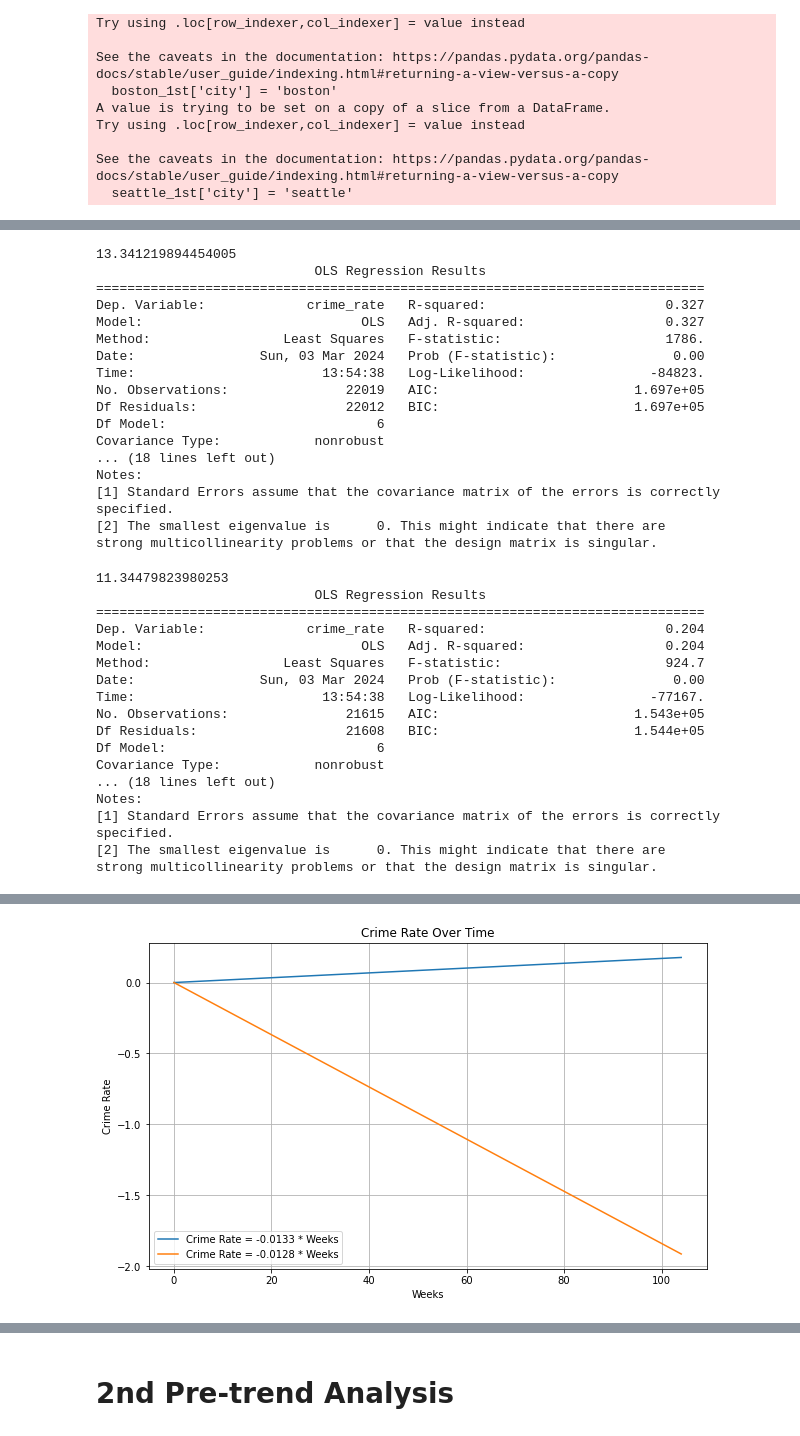
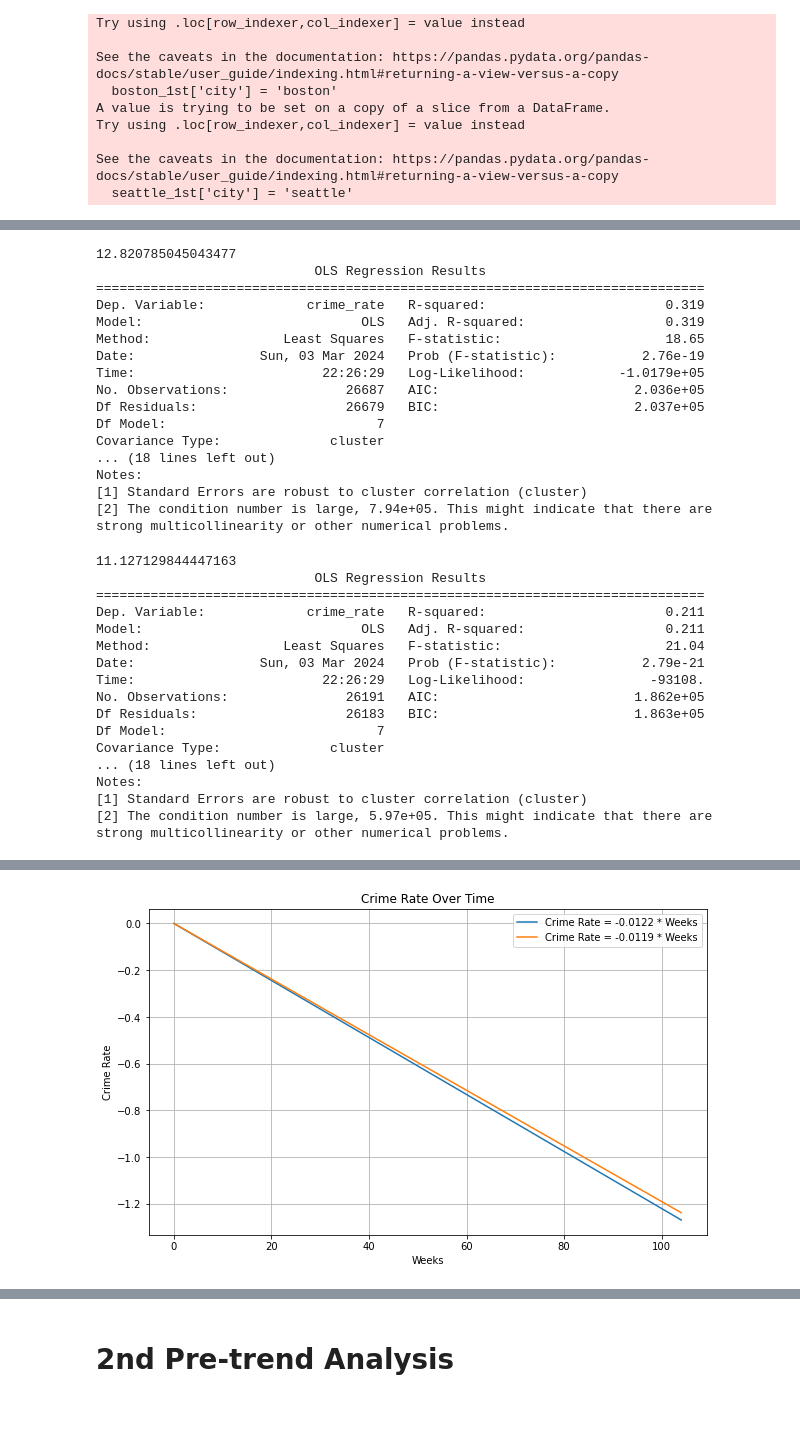
Before and after one commit to bail-reform/NYC, a Jupyter notebook: parallel_trend_analysis.ipynb, the cells around one changed output, grey strips where cells are left out. Cells and saved outputs as stored; diff of their text form; code cells hidden in the pictures.

```diff
--- a/parallel_trend_analysis.ipynb
+++ b/parallel_trend_analysis.ipynb
@@ -133,51 +139,51 @@ nycboston_1st.head()
 | 3 | 2018-02-11 | 10001 | 104.0 | 27004.0 | 38.512813 | 67.8 | 4.5 | 13.3 | ... |
 | 4 | 2018-02-18 | 10001 | 106.0 | 27004.0 | 39.253444 | 67.8 | 4.5 | 13.3 | ... |
 # %%
-nycboston_model = smf.ols('crime_rate ~ C(city) + week_no:C(city) + week_no + p_rate + un_rate + in_median + case_count', data=nycboston_1st).fit()
+nycboston_model = smf.ols('crime_rate ~ C(city) + week_no:C(city) + week_no + p_rate + un_rate + in_median + case_count', data=nycboston_1st).fit(cov_type='cluster', cov_kwds={'groups': nycboston_1st['ZCTA5CE10']})
 nycboston_1st['y_hat_nycboston'] = nycboston_model.predict(nycboston_1st)
 print(nycboston_1st['y_hat_nycboston'].mean())
 print(nycboston_model.summary())
 # %% [output]
-13.341219894454005
+12.820785045043477
                             OLS Regression Results
 ==============================================================================
-Dep. Variable:             crime_rate   R-squared:                       0.327
-Model:                            OLS   Adj. R-squared:                  0.327
-Method:                 Least Squares   F-statistic:                     1786.
-Date:                Sun, 03 Mar 2024   Prob (F-statistic):               0.00
-Time:                        13:54:38   Log-Likelihood:                -84823.
-No. Observations:               22019   AIC:                         1.697e+05
-Df Residuals:                   22012   BIC:                         1.697e+05
-Df Model:                           6
-Covariance Type:            nonrobust
+Dep. Variable:             crime_rate   R-squared:                       0.319
+Model:                            OLS   Adj. R-squared:                  0.319
+Method:                 Least Squares   F-statistic:                     18.65
+Date:                Sun, 03 Mar 2024   Prob (F-statistic):           2.76e-19
+Time:                        22:26:29   Log-Likelihood:            -1.0179e+05
+No. Observations:               26687   AIC:                         2.036e+05
+Df Residuals:                   26679   BIC:                         2.037e+05
+Df Model:                           7
+Covariance Type:              cluster
 ... (18 lines left out)
 Notes:
-[1] Standard Errors assume that the covariance matrix of the errors is correctly specified.
-[2] The smallest eigenvalue is      0. This might indicate that there are
-strong multicollinearity problems or that the design matrix is singular.
+[1] Standard Errors are robust to cluster correlation (cluster)
+[2] The condition number is large, 7.94e+05. This might indicate that there are
+strong multicollinearity or other numerical problems.
 # %%
-nycseattle_model = smf.ols('crime_rate ~ C(city) + week_no:C(city) + week_no + p_rate + un_rate + in_median + case_count', data=nycseattle_1st).fit()
+nycseattle_model = smf.ols('crime_rate ~ C(city) + week_no:C(city) + week_no + p_rate + un_rate + in_median + case_count', data=nycseattle_1st).fit(cov_type='cluster', cov_kwds={'groups': nycseattle_1st['ZCTA5CE10']})
 nycseattle_1st['y_hat_nycseattle'] = nycseattle_model.predict(nycseattle_1st)
 print(nycseattle_1st['y_hat_nycseattle'].mean())
 print(nycseattle_model.summary())
 # %% [output]
-11.34479823980253
+11.127129844447163
                             OLS Regression Results
 ==============================================================================
-Dep. Variable:             crime_rate   R-squared:                       0.204
-Model:                            OLS   Adj. R-squared:                  0.204
-Method:                 Least Squares   F-statistic:                     924.7
-Date:                Sun, 03 Mar 2024   Prob (F-statistic):               0.00
-Time:                        13:54:38   Log-Likelihood:                -77167.
-No. Observations:               21615   AIC:                         1.543e+05
-Df Residuals:                   21608   BIC:                         1.544e+05
-Df Model:                           6
-Covariance Type:            nonrobust
+Dep. Variable:             crime_rate   R-squared:                       0.211
+Model:                            OLS   Adj. R-squared:                  0.211
+Method:                 Least Squares   F-statistic:                     21.04
+Date:                Sun, 03 Mar 2024   Prob (F-statistic):           2.79e-21
+Time:                        22:26:29   Log-Likelihood:                -93108.
+No. Observations:               26191   AIC:                         1.862e+05
+Df Residuals:                   26183   BIC:                         1.863e+05
+Df Model:                           7
+Covariance Type:              cluster
 ... (18 lines left out)
 Notes:
-[1] Standard Errors assume that the covariance matrix of the errors is correctly specified.
-[2] The smallest eigenvalue is      0. This might indicate that there are
-strong multicollinearity problems or that the design matrix is singular.
+[1] Standard Errors are robust to cluster correlation (cluster)
+[2] The condition number is large, 5.97e+05. This might indicate that there are
+strong multicollinearity or other numerical problems.
 # %%
 nycla_1st[nycla_1st['ZCTA5CE10'] == 91803]
 # %% [output]
@@ -188,35 +194,35 @@ import matplotlib.pyplot as plt
 import numpy as np
 
 # Define the range of weeks
 x = np.arange(0, 105)  # From 0 to 130 weeks
 
 # Calculate the crime rate based on the first given equation
-y1 = 0.0017 * x
+y1 = -0.0122 * x
 
 # Calculate the crime rate based on the second given equation
-y2 = -0.0184 * x
+y2 = -0.0119 * x
 
 # Create the plot
 plt.figure(figsize=(10, 6))
 
 # Plot the first equation
-plt.plot(x, y1, label='Crime Rate = -0.0133 * Weeks')
+plt.plot(x, y1, label='Crime Rate = -0.0122 * Weeks')
 
 # Plot the second equation
-plt.plot(x, y2, label='Crime Rate = -0.0128 * Weeks')  # Dashed line for distinction
+plt.plot(x, y2, label='Crime Rate = -0.0119 * Weeks')  # Dashed line for distinction
 
 # Labeling the axes
 plt.xlabel('Weeks')
 plt.ylabel('Crime Rate')
 plt.title('Crime Rate Over Time')
 
 # Adding a legend
 plt.legend()
 
 # Show grid
 plt.grid(True)
 
 # Display the plot
 plt.show()
 # %% [output]
-[figure, old version]
+[figure, new version]
```
Also changed, not shown: parts of 13 cells of this notebook.
